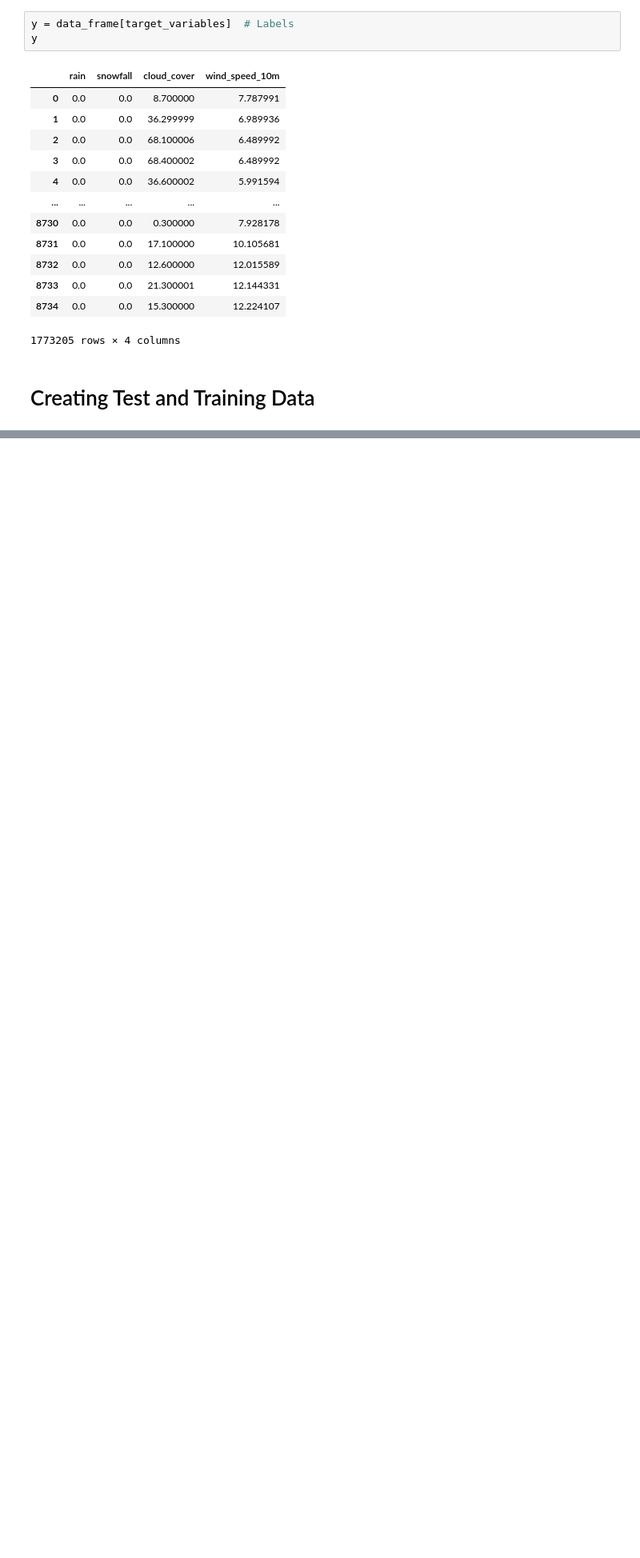
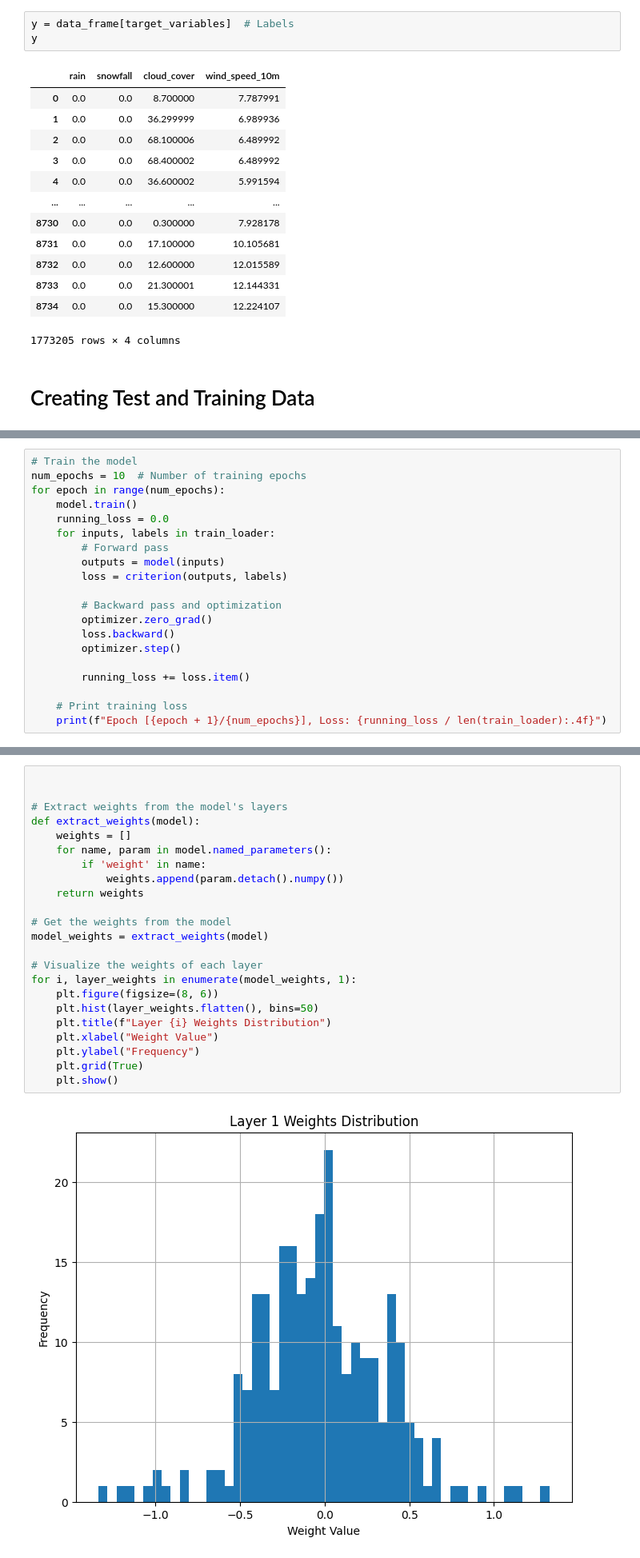
Before and after one commit to jbouveret18/Deep_Weather, a Jupyter notebook: Code.ipynb, the cells around one changed output, grey strips where cells are left out. Shown at 80% size. Saved outputs shown, nothing was run; the diff lists cells and outputs as text; blank space fills up the shorter version.

Commit message:
Model and test

```diff
--- a/Code.ipynb
+++ b/Code.ipynb
@@ -271,0 +399,20 @@ test_loader = DataLoader(test_dataset, batch_size=batch_size, shuffle=False)
+# %%
+# Train the model
+num_epochs = 10  # Number of training epochs
+for epoch in range(num_epochs):
+    model.train()
+    running_loss = 0.0
+    for inputs, labels in train_loader:
+        # Forward pass
+        outputs = model(inputs)
+        loss = criterion(outputs, labels)
+
+        # Backward pass and optimization
+        optimizer.zero_grad()
+        loss.backward()
+        optimizer.step()
+
+        running_loss += loss.item()
+
+    # Print training loss
+    print(f"Epoch [{epoch + 1}/{num_epochs}], Loss: {running_loss / len(train_loader):.4f}")
@@ -271,0 +442,25 @@ test_loader = DataLoader(test_dataset, batch_size=batch_size, shuffle=False)
+# %%
+
+
+# Extract weights from the model's layers
+def extract_weights(model):
+    weights = []
+    for name, param in model.named_parameters():
+        if 'weight' in name:
+            weights.append(param.detach().numpy())
+    return weights
+
+# Get the weights from the model
+model_weights = extract_weights(model)
+
+# Visualize the weights of each layer
+for i, layer_weights in enumerate(model_weights, 1):
+    plt.figure(figsize=(8, 6))
+    plt.hist(layer_weights.flatten(), bins=50)
+    plt.title(f"Layer {i} Weights Distribution")
+    plt.xlabel("Weight Value")
+    plt.ylabel("Frequency")
+    plt.grid(True)
+    plt.show()
+# %% [output]
+[figure, added]
```
Also changed, not shown: parts of 18 cells of this notebook.
